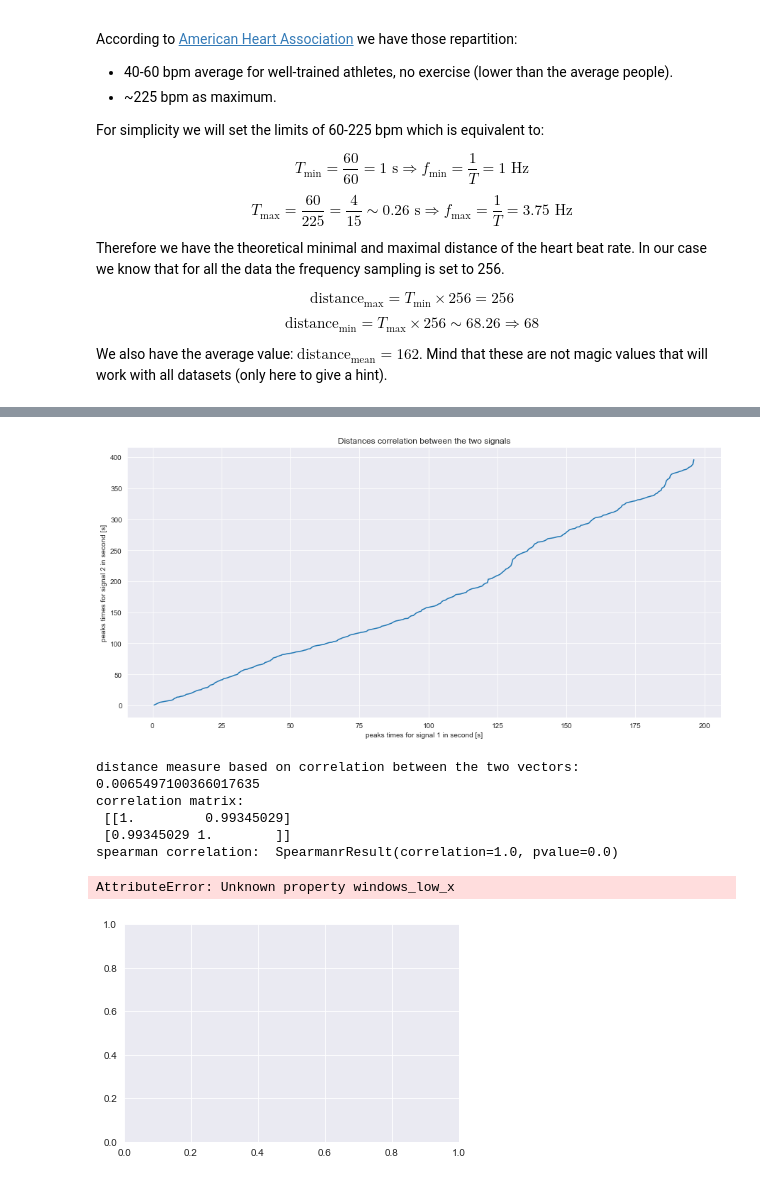
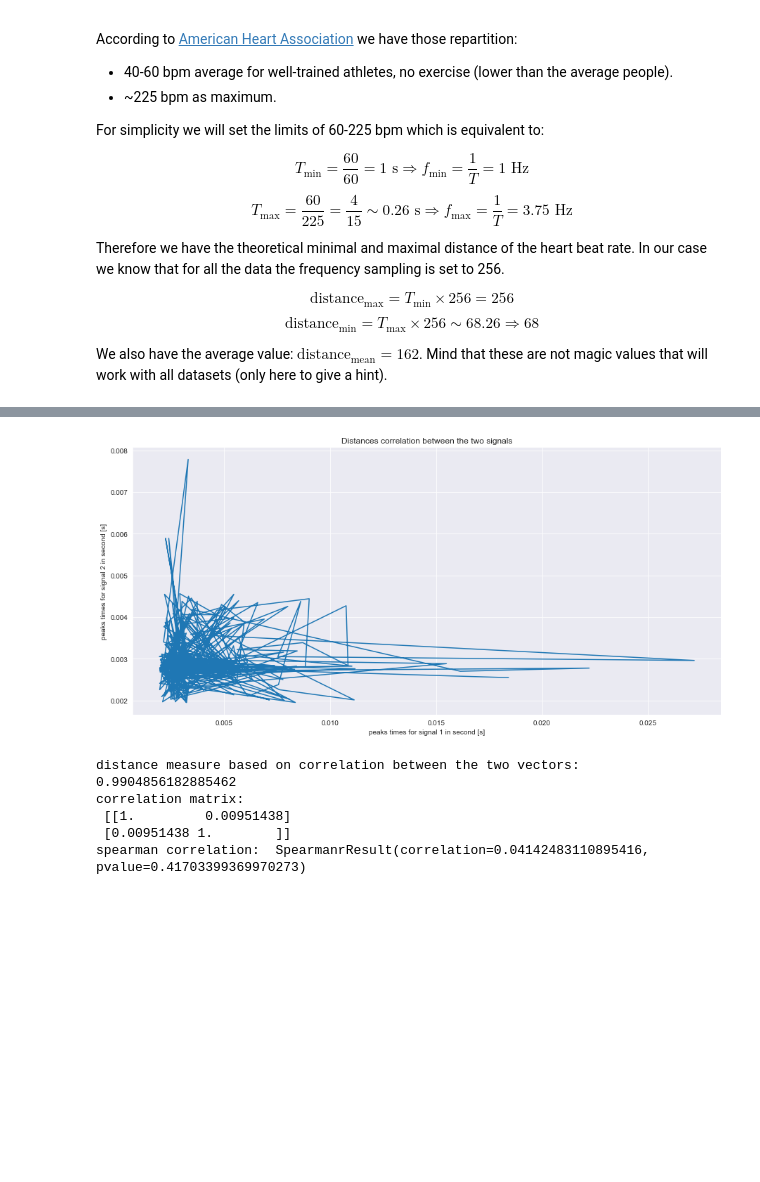
Before and after one commit to WillyOtule/Geste-et-intelligence-artificielle-HRV-fatigue, a Jupyter notebook: main_notebook.ipynb, the cells around one changed output, grey strips where cells are left out. Cells and saved outputs as stored; diff of their text form; code cells hidden in the pictures; blank space fills up the shorter version.

```diff
--- a/main_notebook.ipynb
+++ b/main_notebook.ipynb
@@ -501,3 +497,3 @@ peaks_ECG, interval_ECG, increment_ECG = plot_peak(df.ECG_no_trend, .3, windows_
 # %%
-peaks_PPG, interval_PPG, increment_PPG = plot_peak(df.PPG_no_trend, .3, windows_low_x=100, windows_high_x=115)
+peaks_PPG, interval_PPG, increment_PPG = plot_peak(df.PPG_no_trend, .5, windows_low_x=100, windows_high_x=115)
 # %% [output]
@@ -510,9 +504,0 @@ peaks_PPG, interval_PPG, increment_PPG = plot_peak(df.PPG_no_trend, .3, windows_
-# %%
-plot_peak_corr(peaks_ECG,peaks_PPG)
-# %% [output]
-[figure, removed]
-distance measure based on correlation between the two vectors:  0.0065497100366017635
-correlation matrix:
- [[1.         0.99345029]
- [0.99345029 1.        ]]
-spearman correlation:  SpearmanrResult(correlation=1.0, pvalue=0.0)
@@ -588,5 +505,9 @@ def plot(data1,data2, windows_low_x=None, windows_high_x=None, distance=None):
-# %%
-plot(df.ECG, df.PPG, windows_low_x=100, windows_high_x=115, distance=100)
-# %% [output]
-AttributeError: Unknown property windows_low_x
-[figure, removed]
+# %%
+plot_peak_corr(interval_ECG,interval_PPG)
+# %% [output]
+[figure, added]
+distance measure based on correlation between the two vectors:  0.9904856182885462
+correlation matrix:
+ [[1.         0.00951438]
+ [0.00951438 1.        ]]
+spearman correlation:  SpearmanrResult(correlation=0.04142483110895416, pvalue=0.41703399369970273)
```
Also changed, not shown: parts of 14 cells of this notebook.
